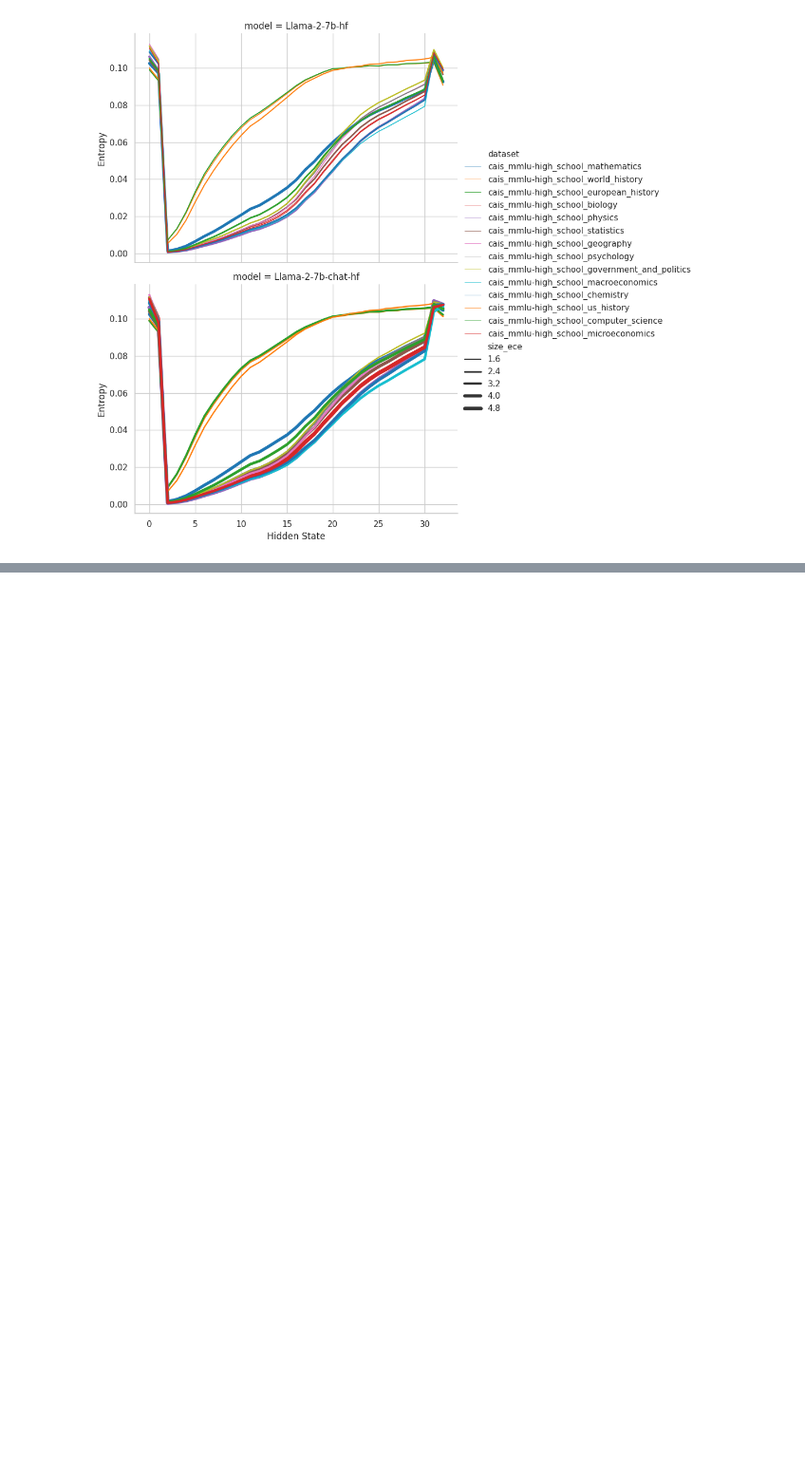
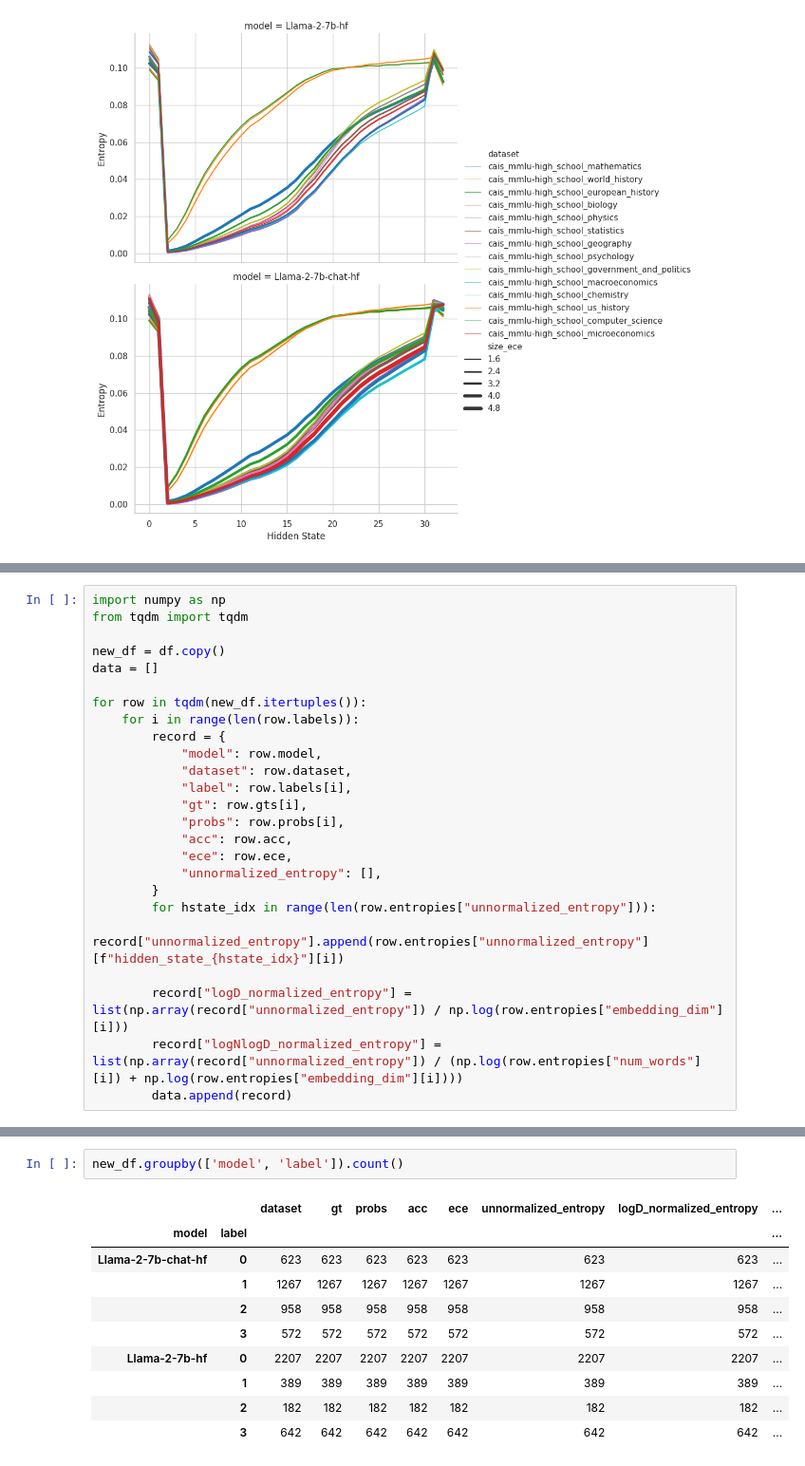
Before and after one commit to djaniak/information-bottleneck, a Jupyter notebook: notebooks/calibration-plots.ipynb, the cells around one changed output, grey strips where cells are left out. Shown at 95% size. Drawn from its saved outputs; the diff is of its cells as text; blank space fills up the shorter version.

```diff
--- a/notebooks/calibration-plots.ipynb
+++ b/notebooks/calibration-plots.ipynb
@@ -240,0 +253,25 @@ g.set_titles(col_template="{col_name} Model")
+# %%
+import numpy as np
+from tqdm import tqdm
+
+new_df = df.copy()
+data = []
+
+for row in tqdm(new_df.itertuples()):
+    for i in range(len(row.labels)):
+        record = {
+            "model": row.model,
+            "dataset": row.dataset,
+            "label": row.labels[i],
+            "gt": row.gts[i],
+            "probs": row.probs[i],
+            "acc": row.acc,
+            "ece": row.ece,
+            "unnormalized_entropy": [],
+        }
+        for hstate_idx in range(len(row.entropies["unnormalized_entropy"])):
+            record["unnormalized_entropy"].append(row.entropies["unnormalized_entropy"][f"hidden_state_{hstate_idx}"][i])
+
+        record["logD_normalized_entropy"] = list(np.array(record["unnormalized_entropy"]) / np.log(row.entropies["embedding_dim"][i]))
+        record["logNlogD_normalized_entropy"] = list(np.array(record["unnormalized_entropy"]) / (np.log(row.entropies["num_words"][i]) + np.log(row.entropies["embedding_dim"][i])))
+        data.append(record)
@@ -240,0 +292,13 @@ g.set_titles(col_template="{col_name} Model")
+# %%
+new_df.groupby(['model', 'label']).count()
+# %% [output]
+|  |  | dataset | gt | probs | acc | ece | unnormalized_entropy | logD_normalized_entropy | ... |
+| model | label |  |  |  |  |  |  |  | ... |
+| Llama-2-7b-chat-hf | 0 | 623 | 623 | 623 | 623 | 623 | 623 | 623 | ... |
+|  | 1 | 1267 | 1267 | 1267 | 1267 | 1267 | 1267 | 1267 | ... |
+|  | 2 | 958 | 958 | 958 | 958 | 958 | 958 | 958 | ... |
+|  | 3 | 572 | 572 | 572 | 572 | 572 | 572 | 572 | ... |
+| Llama-2-7b-hf | 0 | 2207 | 2207 | 2207 | 2207 | 2207 | 2207 | 2207 | ... |
+|  | 1 | 389 | 389 | 389 | 389 | 389 | 389 | 389 | ... |
+|  | 2 | 182 | 182 | 182 | 182 | 182 | 182 | 182 | ... |
+|  | 3 | 642 | 642 | 642 | 642 | 642 | 642 | 642 | ... |
```
Also changed, not shown: parts of 7 cells of this notebook, 2 other files.
